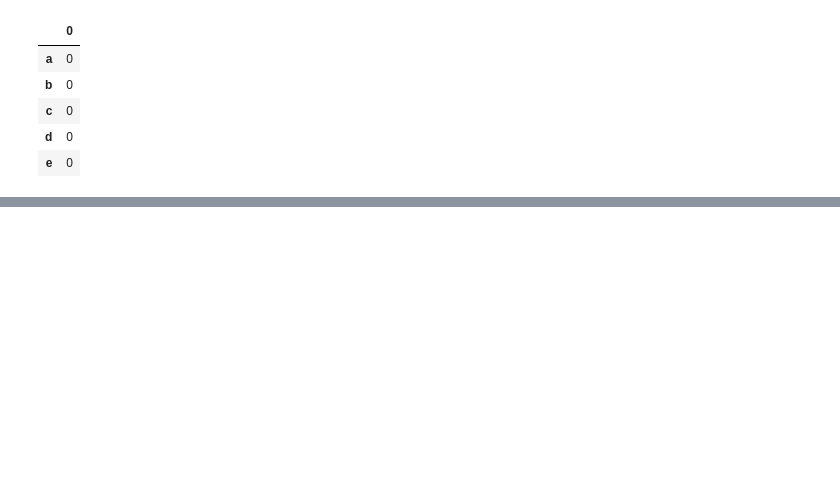
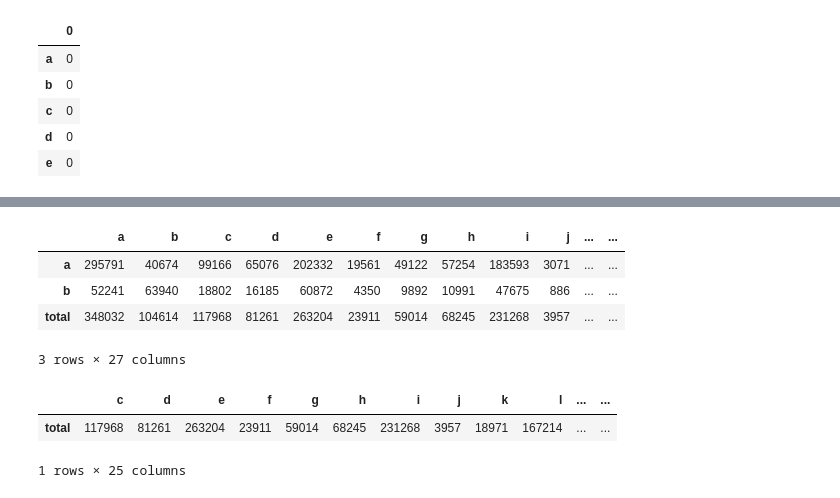
Before and after one commit to Jorge-Doncel/predict-letter, a Jupyter notebook: notebooks/Words Analize.ipynb, the cells around one changed output, grey strips where cells are left out. Drawn from its saved outputs; the diff is of its cells as text; code cells hidden in the pictures; blank space fills up the shorter version.

```diff
--- a/notebooks/Words Analize.ipynb
+++ b/notebooks/Words Analize.ipynb
@@ -133,0 +114,2 @@ new
+# %%
+li=["a", "b"]
@@ -133,0 +124,20 @@ new
+# %%
+total = df_cal.sum()
+total.name = 'total'
+# Assign sum of all rows of DataFrame as a new Row
+df_cal = df_cal.append(total.transpose())
+df_cal
+# %% [output]
+|  | a | b | c | d | e | f | g | h | i | j | ... | ... |
+| a | 295791 | 40674 | 99166 | 65076 | 202332 | 19561 | 49122 | 57254 | 183593 | 3071 | ... | ... |
+| b | 52241 | 63940 | 18802 | 16185 | 60872 | 4350 | 9892 | 10991 | 47675 | 886 | ... | ... |
+| total | 348032 | 104614 | 117968 | 81261 | 263204 | 23911 | 59014 | 68245 | 231268 | 3957 | ... | ... |
+3 rows × 27 columns
+# %%
+df_cal.drop(li, axis=0, inplace=True)
+df_cal.drop(li, axis=1, inplace=True)
+df_cal.head()
+# %% [output]
+|  | c | d | e | f | g | h | i | j | k | l | ... | ... |
+| total | 117968 | 81261 | 263204 | 23911 | 59014 | 68245 | 231268 | 3957 | 18971 | 167214 | ... | ... |
+1 rows × 25 columns
```
Also changed, not shown: parts of 19 cells of this notebook, 1 other file.
